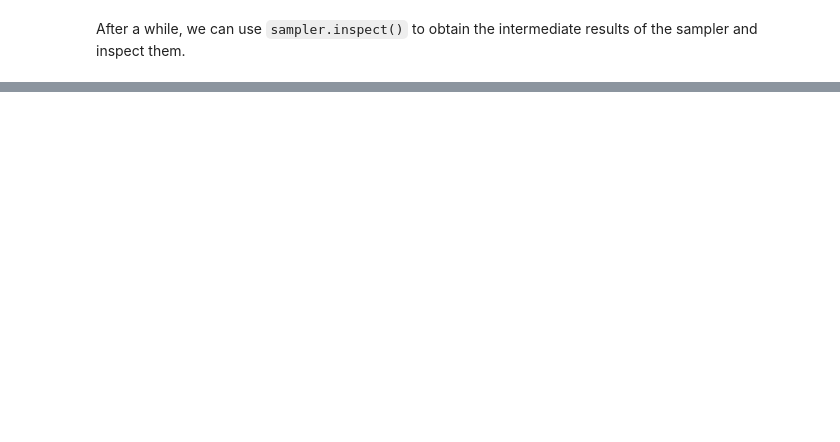
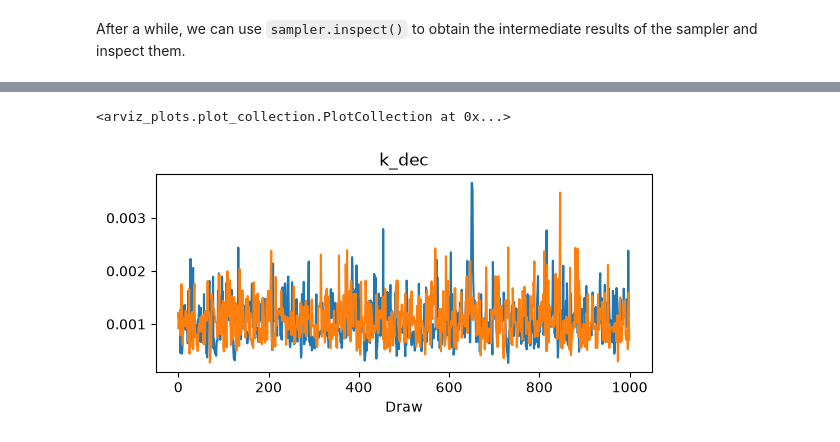
Before and after one commit to astoeriko/reactix, a Jupyter notebook: notebooks/transport_with_pymc.ipynb, the cells around one changed output, grey strips where cells are left out. Drawn from its saved outputs; the diff is of its cells as text; code cells hidden in the pictures; blank space fills up the shorter version.

```diff
--- a/notebooks/transport_with_pymc.ipynb
+++ b/notebooks/transport_with_pymc.ipynb
@@ -271,0 +283,5 @@ trace.warmup_posterior.k_dec.plot.line(x="draw")
+# %%
+az.plot_trace(trace, var_names=["k_dec"])
+# %% [output]
+<arviz_plots.plot_collection.PlotCollection at 0x...>
+[figure, added]
```
Also changed, not shown: parts of 13 cells of this notebook, 1 other file.
